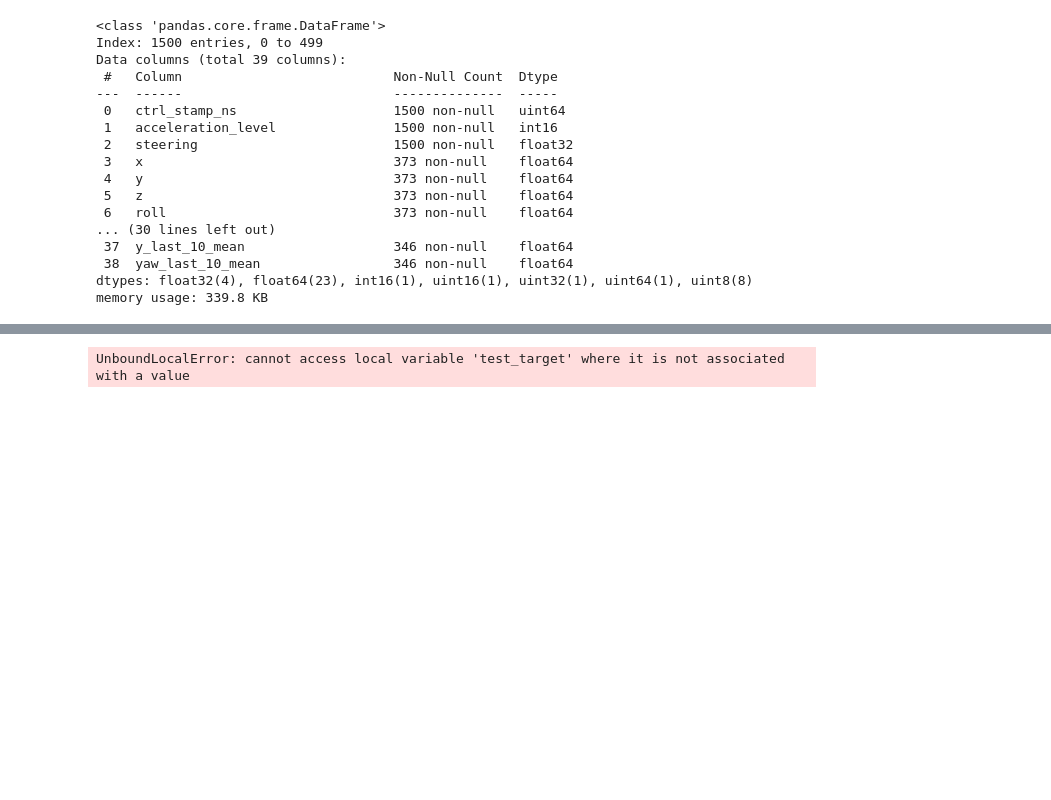
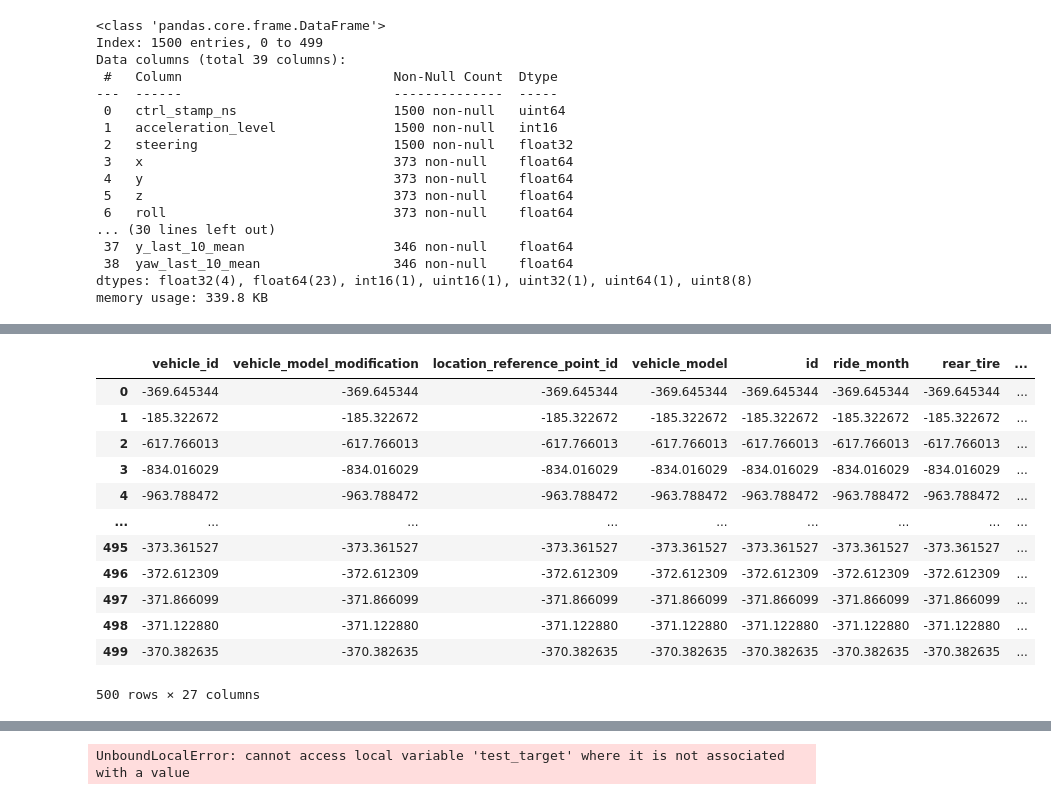
Before and after one commit to rvegrc/self_drive, a Jupyter notebook: api/api_debug.ipynb, the cells around one changed output, grey strips where cells are left out. Saved outputs shown, nothing was run; the diff lists cells and outputs as text; code cells hidden in the pictures; blank space fills up the shorter version.

Commit message:
catboost encoder fix for test data

```diff
--- a/api/api_debug.ipynb
+++ b/api/api_debug.ipynb
@@ -301,15 +308,20 @@ def set_cols_for_model(test: pd.DataFrame, target: str=None, targets_all: list=N
 
 
 # catboost encoder
-def ctb_encoder(test_id: pd.DataFrame, target: str, id: int, cat_cols: list, num_cols: list) -> pd.DataFrame:
+def ctb_encoder(test: pd.DataFrame, target: str, id: int) -> pd.DataFrame:
     '''Encode with CatBoostEncoder categorical columns of each target test data    '''
+
+
+    test_id = test[test['id'] == id]
 
     # obsereved columns
     obs_cols = [col for col in test_id.columns if 'obs' in col]
 
+    cat_cols, num_cols = set_cols_for_model(test, target, targets_all)
+
 
     # use only columns for one target and 'shift_1_obs' doesn't need to encode
-    test_enc = test_id.loc[:, cat_cols + list(set(num_cols) - set(obs_cols))]
+    test_enc = test_id.loc[:, cat_cols + list(set(num_cols) - set(obs_cols)-set(target))]
 
     # fill null in target_shift column for correct work CatBoostEncoder
     test_enc.fillna(value={f'{target}_shift_1': -1}, inplace=True)
@@ -325,7 +337,7 @@ def ctb_encoder(test_id: pd.DataFrame, target: str, id: int, cat_cols: list, num
 
 
     # add target column to the end
-    test_enc[target] = test_id[test_id['id'] == id][target]
+    test_enc[target] = test_id[target]
 
     test_enc['id_obs'] = id
 
@@ -392,0 +419,16 @@ test = df.copy()
+# %%
+ctb_encoder(test, target, id)
+# %% [output]
+|  | vehicle_id | vehicle_model_modification | location_reference_point_id | vehicle_model | id | ride_month | rear_tire | ... |
+| 0 | -369.645344 | -369.645344 | -369.645344 | -369.645344 | -369.645344 | -369.645344 | -369.645344 | ... |
+| 1 | -185.322672 | -185.322672 | -185.322672 | -185.322672 | -185.322672 | -185.322672 | -185.322672 | ... |
+| 2 | -617.766013 | -617.766013 | -617.766013 | -617.766013 | -617.766013 | -617.766013 | -617.766013 | ... |
+| 3 | -834.016029 | -834.016029 | -834.016029 | -834.016029 | -834.016029 | -834.016029 | -834.016029 | ... |
+| 4 | -963.788472 | -963.788472 | -963.788472 | -963.788472 | -963.788472 | -963.788472 | -963.788472 | ... |
+| ... | ... | ... | ... | ... | ... | ... | ... | ... |
+| 495 | -373.361527 | -373.361527 | -373.361527 | -373.361527 | -373.361527 | -373.361527 | -373.361527 | ... |
+| 496 | -372.612309 | -372.612309 | -372.612309 | -372.612309 | -372.612309 | -372.612309 | -372.612309 | ... |
+| 497 | -371.866099 | -371.866099 | -371.866099 | -371.866099 | -371.866099 | -371.866099 | -371.866099 | ... |
+| 498 | -371.122880 | -371.122880 | -371.122880 | -371.122880 | -371.122880 | -371.122880 | -371.122880 | ... |
+| 499 | -370.382635 | -370.382635 | -370.382635 | -370.382635 | -370.382635 | -370.382635 | -370.382635 | ... |
+500 rows × 27 columns
```
Also changed, not shown: parts of 8 cells of this notebook.
